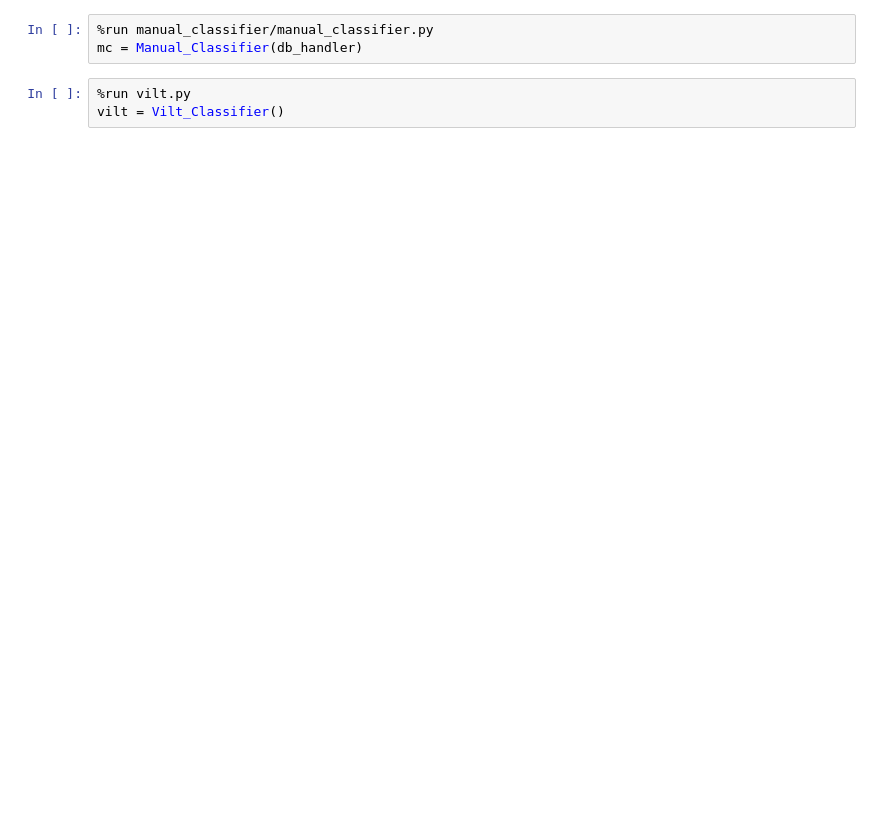
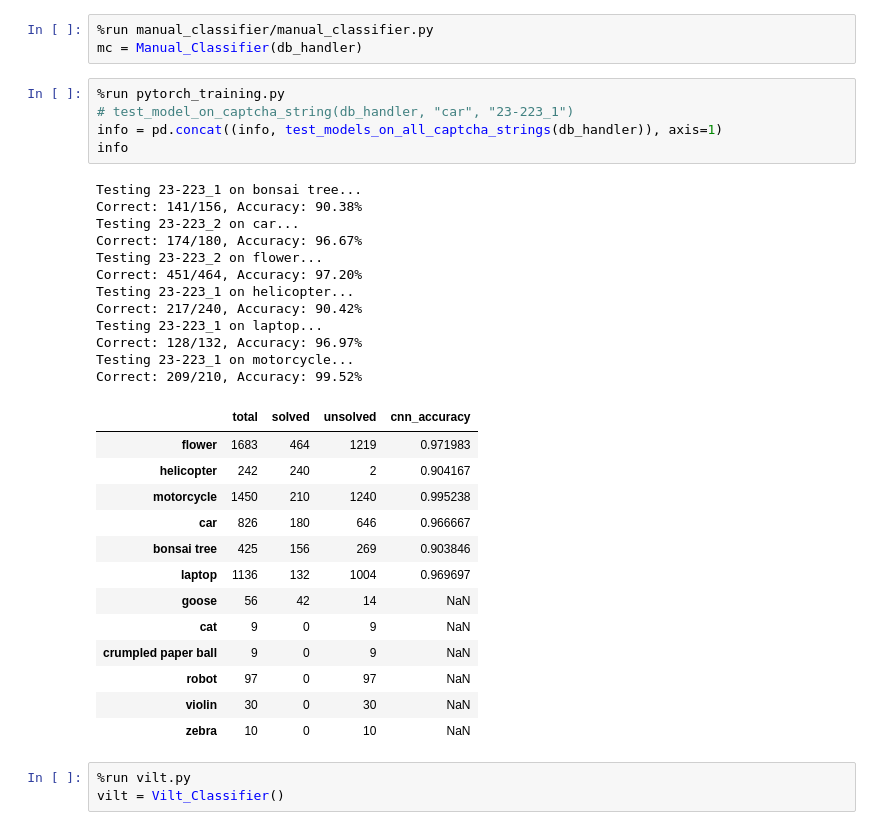
Before and after one commit to xTerradon/hcaptcha-solver, a Jupyter notebook: main.ipynb, the cells around one changed output. Drawn from its saved outputs; the diff is of its cells as text; blank space fills up the shorter version.

```diff
--- a/main.ipynb
+++ b/main.ipynb
@@ -53,6 +113,37 @@ train_models_on_all_captcha_strings(db_handler)
 # %%
 %run manual_classifier/manual_classifier.py
 mc = Manual_Classifier(db_handler)
+# %%
+%run pytorch_training.py
+# test_model_on_captcha_string(db_handler, "car", "23-223_1")
+info = pd.concat((info, test_models_on_all_captcha_strings(db_handler)), axis=1)
+info
+# %% [output]
+Testing 23-223_1 on bonsai tree...
+Correct: 141/156, Accuracy: 90.38%
+Testing 23-223_2 on car...
+Correct: 174/180, Accuracy: 96.67%
+Testing 23-223_2 on flower...
+Correct: 451/464, Accuracy: 97.20%
+Testing 23-223_1 on helicopter...
+Correct: 217/240, Accuracy: 90.42%
+Testing 23-223_1 on laptop...
+Correct: 128/132, Accuracy: 96.97%
+Testing 23-223_1 on motorcycle...
+Correct: 209/210, Accuracy: 99.52%
+|  | total | solved | unsolved | cnn_accuracy |
+| flower | 1683 | 464 | 1219 | 0.971983 |
+| helicopter | 242 | 240 | 2 | 0.904167 |
+| motorcycle | 1450 | 210 | 1240 | 0.995238 |
+| car | 826 | 180 | 646 | 0.966667 |
+| bonsai tree | 425 | 156 | 269 | 0.903846 |
+| laptop | 1136 | 132 | 1004 | 0.969697 |
+| goose | 56 | 42 | 14 | NaN |
+| cat | 9 | 0 | 9 | NaN |
+| crumpled paper ball | 9 | 0 | 9 | NaN |
+| robot | 97 | 0 | 97 | NaN |
+| violin | 30 | 0 | 30 | NaN |
+| zebra | 10 | 0 | 10 | NaN |
 # %%
 %run vilt.py
 vilt = Vilt_Classifier()
```
Also changed, not shown: parts of 10 cells of this notebook, 2 other files.
